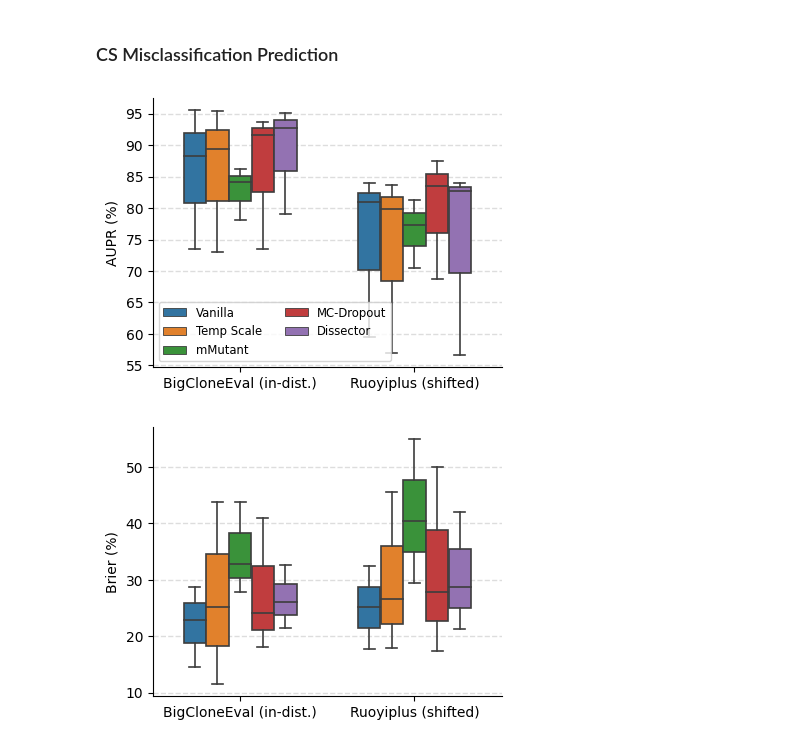
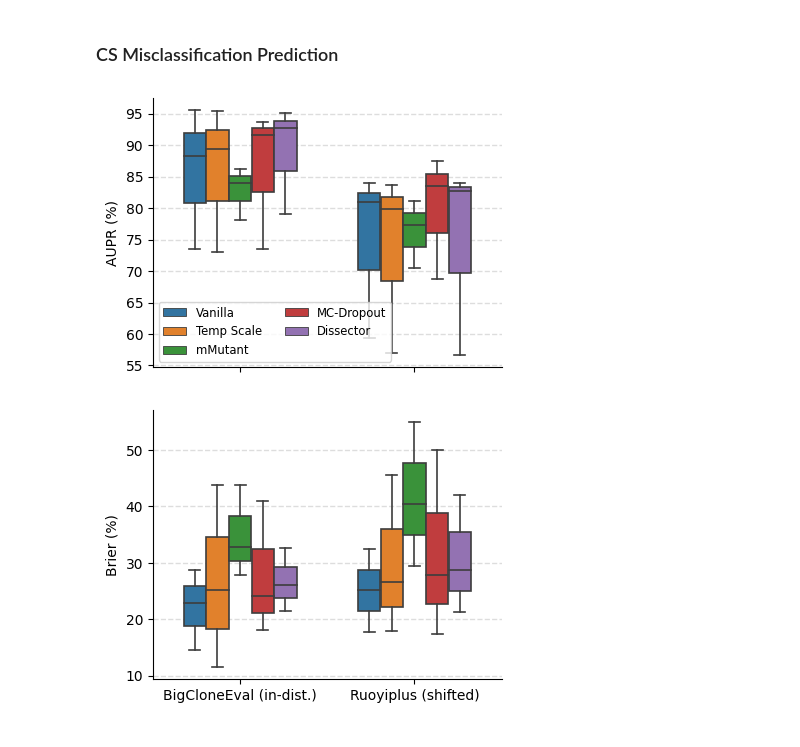
Before and after one commit to yul091/UncertaintyPL, a Jupyter notebook: notebooks/case_study.ipynb, the cells around one changed output. Saved outputs shown, nothing was run; the diff lists cells and outputs as text; code cells hidden in the pictures.

```diff
--- a/notebooks/case_study.ipynb
+++ b/notebooks/case_study.ipynb
@@ -115,34 +115,35 @@ data_melt = pd.melt(
     var_name='Shift_Intensity',
     value_name='AUPR',
 )
 data_melt['Shift_Intensity'] = data_melt['Shift_Intensity'].map(shift_intensity_names)
 
 # Plot boxplot using seaborn
 method_order = ['Vanilla', 'Temp Scale', 'mMutant', 'MC-Dropout', 'Dissector']
 plt.figure(figsize=(4.5, 3.5))
 plt.grid(True, color='#DDDDDD', linestyle='--', linewidth=1)
 ax = sns.boxplot(
     data=data_melt,
     x='Shift_Intensity',
     y='AUPR',
     hue='Method',
     hue_order=method_order,
     width=0.65,
     linewidth=1.2,
 )
 ax.set_axisbelow(True)
 ax.spines['right'].set_visible(False)
 ax.spines['top'].set_visible(False)
 ax.legend(ncols=2, fontsize='small')
 # set the y-axis tick labels as integers
+ax.set_xticklabels(['']*2)
 ax.yaxis.set_major_formatter(plt.FormatStrFormatter('%d'))
 plt.title('')
 plt.xlabel('')
 plt.ylabel('AUPR (%)')
 plt.savefig('../Figure/case_cs_aupr.pdf', bbox_inches='tight')
 plt.show()
 # %% [output]
-[figure, old version]
+[figure, new version]
 # %%
 cs_df_brier = pd.DataFrame({
     'Method': ['Temp Scale', 'Entropy', 'mMutant', 'Vanilla', 'MC-Dropout', 'Dissector'] * 3,
```
Also changed, not shown: parts of 1 cell of this notebook, 3 other files.
